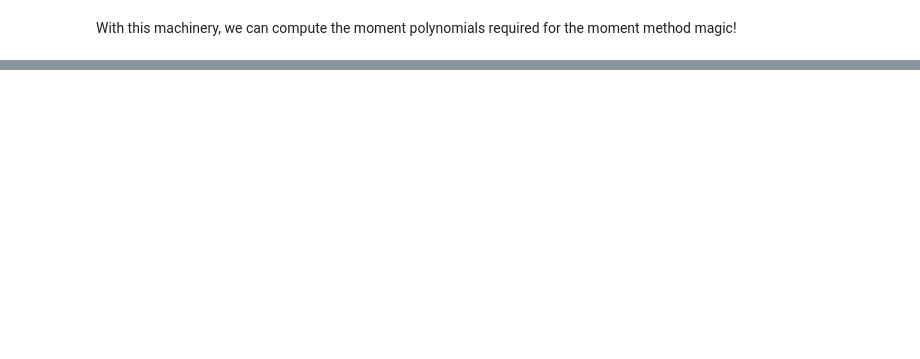
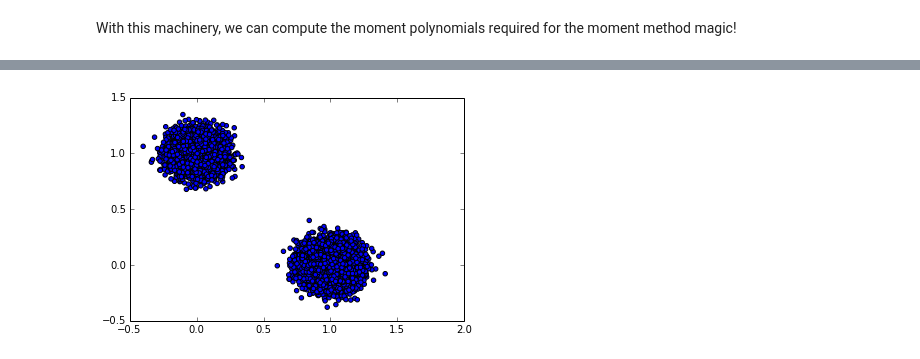
Before and after one commit to sidaw/polymom, a Jupyter notebook: MixtureOfGaussians.ipynb, the cells around one changed output, grey strips where cells are left out. Cells and saved outputs as stored; diff of their text form; code cells hidden in the pictures; blank space fills up the shorter version.

```diff
--- a/MixtureOfGaussians.ipynb
+++ b/MixtureOfGaussians.ipynb
@@ -202,0 +89,8 @@ Real params:
+# %%
+N = 10000
+X = gm.sample(N)
+import matplotlib.pyplot as plt
+%matplotlib inline
+plt.scatter(X[:,0], X[:,1]);
+# %% [output]
+[figure, added]
```
Also changed, not shown: parts of 16 cells of this notebook, 3 other files.
